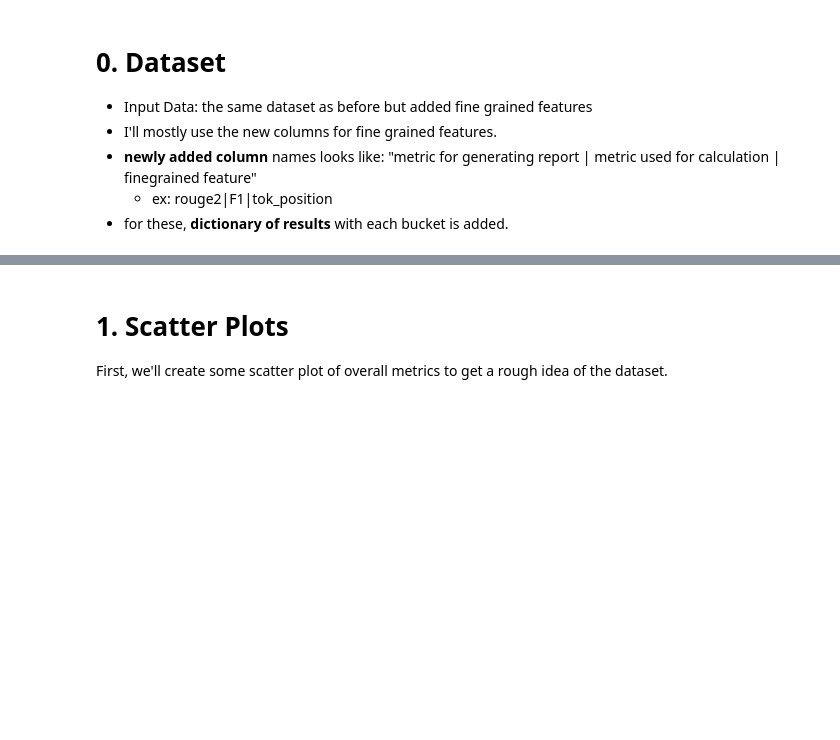
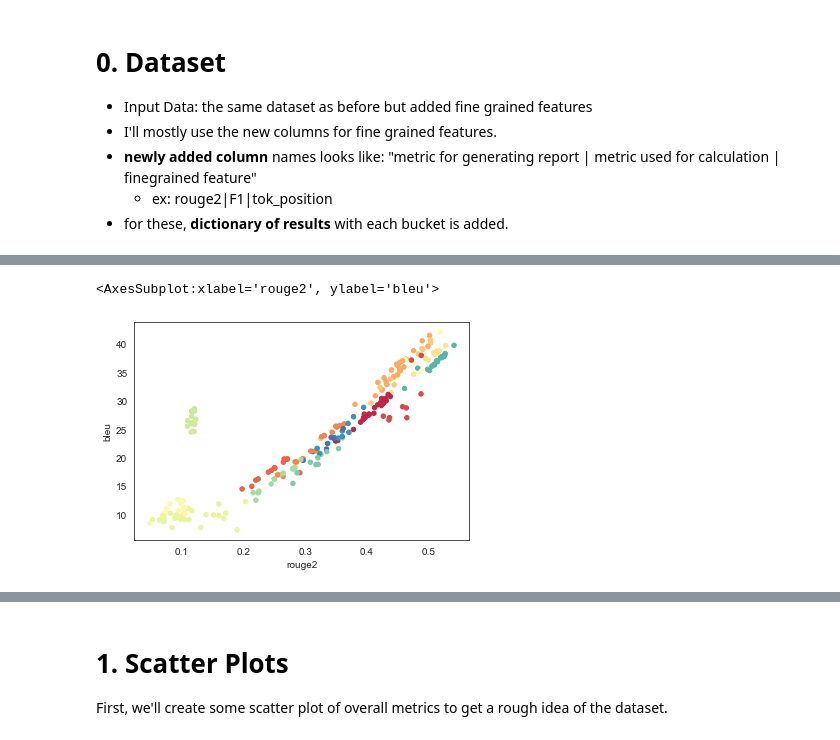
Before and after one commit to iglee/ExplainaBoard-experiments, a Jupyter notebook: notebooks/bucketed feature analysis.ipynb, the cells around one changed output, grey strips where cells are left out. Saved outputs shown, nothing was run; the diff lists cells and outputs as text; code cells hidden in the pictures; blank space fills up the shorter version.

```diff
--- a/notebooks/bucketed feature analysis.ipynb
+++ b/notebooks/bucketed feature analysis.ipynb
@@ -37,0 +57,5 @@ df_wmt.drop(df_wmt[df_wmt["model"].apply(lambda x : "ref-" in x)].index, inplace
+# %%
+df_sample.plot.scatter(x="rouge2",y="bleu",c=df_sample["langpair"].map(color_map))
+# %% [output]
+<AxesSubplot:xlabel='rouge2', ylabel='bleu'>
+[figure, added]
```
Also changed, not shown: parts of 18 cells of this notebook.
